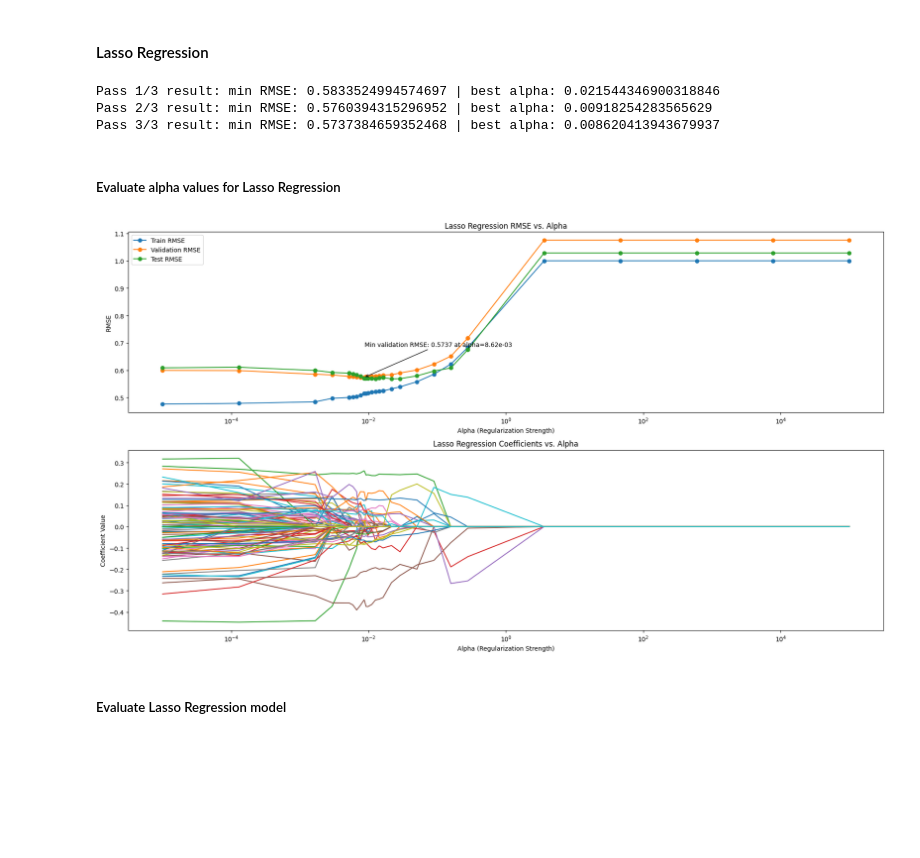
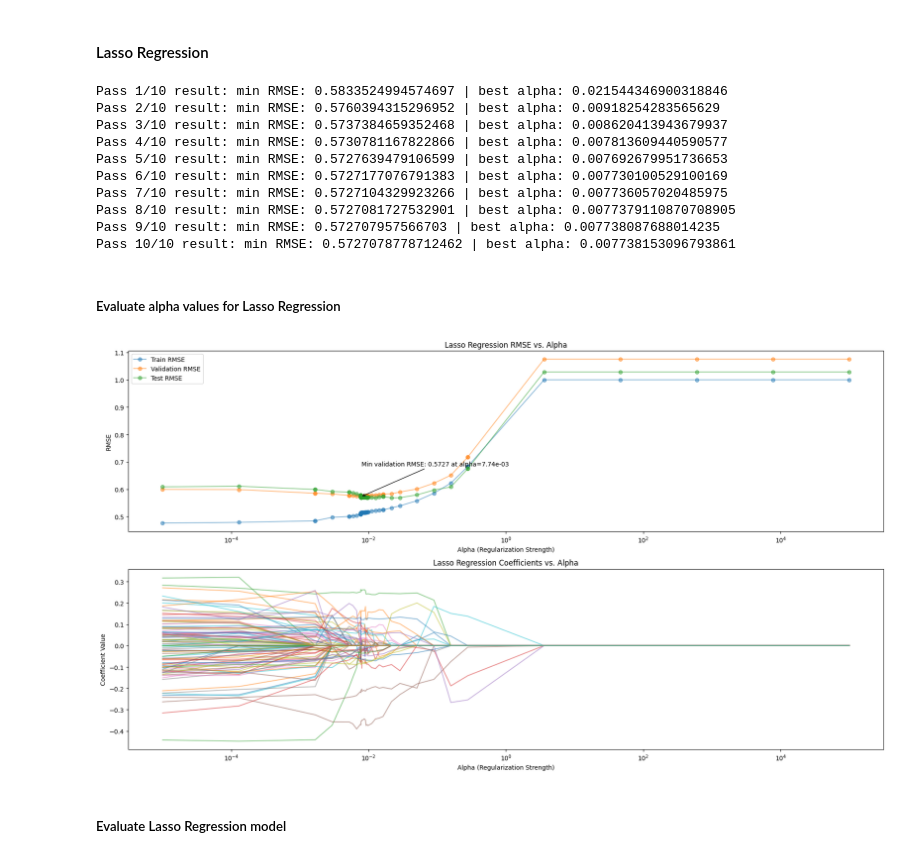
Before and after one commit to ostew5/cab420-introductory_problem_solving_tasks, a Jupyter notebook: 1. Regression.ipynb, the cells around one changed output. Saved outputs shown, nothing was run; the diff lists cells and outputs as text; code cells hidden in the pictures; blank space fills up the shorter version.

```diff
--- a/1. Regression.ipynb
+++ b/1. Regression.ipynb
@@ -297,7 +308,7 @@ MAE: 0.5070
 # remember that lambda is a keyword in python, so we're calling the array below alphas.
 #
 alphas = np.logspace(-5, 5, 10)
-passes = 3
+passes = 10
 
 # Once you've found your ridge and lasso models, evaluate them, following the approach you've used for the linear method, and compare the
 # three models.
@@ -358,7 +376,7 @@ for rmse, label in zip(
     [rmse_train_rr, rmse_val_rr, rmse_test_rr],
     ['Train RMSE', 'Validation RMSE', 'Test RMSE']
     ):
-    axes[0].plot(alphas_rr_history, rmse, label=label, marker='o')
+    axes[0].plot(alphas_rr_history, rmse, label=label, marker='o', alpha=0.5)
 
 axes[0].annotate(
     f"Min validation RMSE: {min(rmse_val_rr):.4f} at alpha={alphas_rr_history[np.argmin(rmse_val_rr)]:.2e}",
@@ -372,7 +390,7 @@ axes[0].set_xlabel('Alpha (Regularization Strength)')
 axes[0].set_ylabel('RMSE')
 axes[0].set_title('Ridge Regression RMSE vs. Alpha')
 axes[0].legend()
-axes[1].plot(alphas_rr_history, coeffs_rr)
+axes[1].plot(alphas_rr_history, coeffs_rr, alpha=0.5)
 axes[1].set_xscale('log')
 axes[1].set_xlabel('Alpha (Regularization Strength)')
 axes[1].set_ylabel('Coefficient Value')
@@ -496,44 +525,53 @@ rmse_val_lar       = np.array(rmse_val_lar)[sorted_indices]
 rmse_test_lar      = np.array(rmse_test_lar)[sorted_indices]
 coeffs_lar         = np.array(coeffs_lar)[sorted_indices]
 # %% [output]
-Pass 1/3 result: min RMSE: 0.5833524994574697 | best alpha: 0.021544346900318846
-Pass 2/3 result: min RMSE: 0.5760394315296952 | best alpha: 0.00918254283565629
-Pass 3/3 result: min RMSE: 0.5737384659352468 | best alpha: 0.008620413943679937
+Pass 1/10 result: min RMSE: 0.5833524994574697 | best alpha: 0.021544346900318846
+Pass 2/10 result: min RMSE: 0.5760394315296952 | best alpha: 0.00918254283565629
+Pass 3/10 result: min RMSE: 0.5737384659352468 | best alpha: 0.008620413943679937
+Pass 4/10 result: min RMSE: 0.5730781167822866 | best alpha: 0.007813609440590577
+Pass 5/10 result: min RMSE: 0.5727639479106599 | best alpha: 0.007692679951736653
+Pass 6/10 result: min RMSE: 0.5727177076791383 | best alpha: 0.007730100529100169
+Pass 7/10 result: min RMSE: 0.5727104329923266 | best alpha: 0.007736057020485975
+Pass 8/10 result: min RMSE: 0.5727081727532901 | best alpha: 0.0077379110870708905
+Pass 9/10 result: min RMSE: 0.572707957566703 | best alpha: 0.007738087688014235
+Pass 10/10 result: min RMSE: 0.5727078778712462 | best alpha: 0.007738153096793861
 # %% [markdown]
 ##### Evaluate alpha values for Lasso Regression
 # %%
 fig, axes = plt.subplots(2, 1, figsize=(18, 10))
+
+
 
 for rmse, label in zip(
     [rmse_train_lar, rmse_val_lar, rmse_test_lar],
     ['Train RMSE', 'Validation RMSE', 'Test RMSE']
     ):
-    axes[0].plot(alphas_lar_history, rmse, label=label, marker='o')
+    axes[0].plot(alphas_lar_history, rmse, label=label, marker='o', alpha=0.5)
 
 axes[0].annotate(
     f"Min validation RMSE: {min(rmse_val_lar):.4f} at alpha={alphas_lar_history[np.argmin(rmse_val_lar)]:.2e}",
     xy=(alphas_lar_history[np.argmin(rmse_val_lar)], min(rmse_val_lar)),
     xytext=(1, 50),
     textcoords='offset points',
     arrowprops=dict(arrowstyle='->')
     )
 axes[0].set_xscale('log')
 axes[0].set_xlabel('Alpha (Regularization Strength)')
 axes[0].set_ylabel('RMSE')
 axes[0].set_title('Lasso Regression RMSE vs. Alpha')
 axes[0].legend()
-axes[1].plot(alphas_lar_history, coeffs_lar)
+axes[1].plot(alphas_lar_history, coeffs_lar, alpha=0.5)
 axes[1].set_xscale('log')
 axes[1].set_xlabel('Alpha (Regularization Strength)')
 axes[1].set_ylabel('Coefficient Value')
 axes[1].set_title('Lasso Regression Coefficients vs. Alpha')
 
 plt.tight_layout()
 plt.show()
 
 best_alpha_lar = alphas_lar_history[np.argmin(rmse_val_lar)]
 # %% [output]
-[figure, old version]
+[figure, new version]
 # %% [markdown]
 ##### Evaluate Lasso Regression model
 # %%
```
Also changed, not shown: parts of 10 cells of this notebook.
